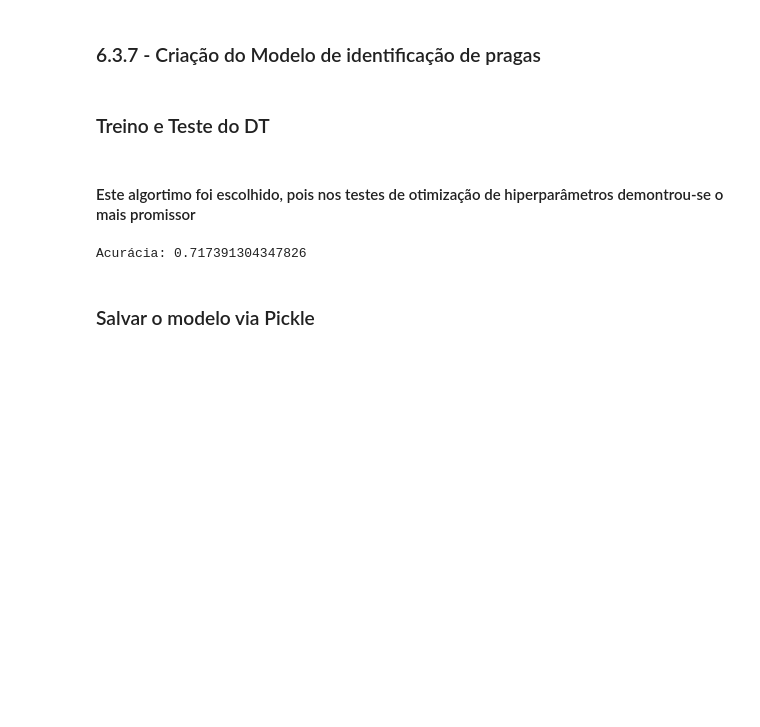
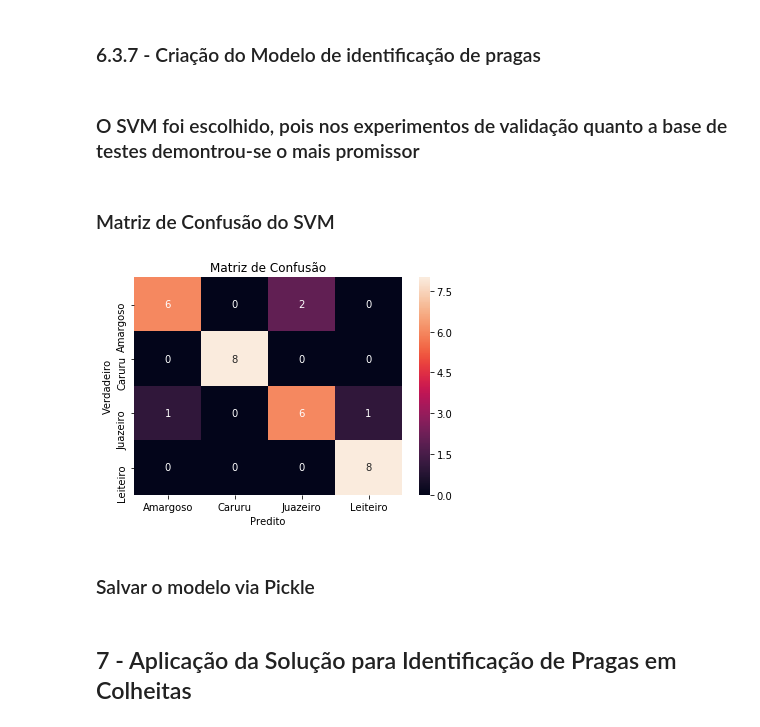
Before and after one commit to thiagogcosta/ds-verde-sobre-verde, a Jupyter notebook: identificacao_pragas.ipynb, the cells around one changed output. Drawn from its saved outputs; the diff is of its cells as text; code cells hidden in the pictures; blank space fills up the shorter version.

```diff
--- a/identificacao_pragas.ipynb
+++ b/identificacao_pragas.ipynb
@@ -1415,20 +1625,22 @@ X_train, X_test, Y_train, Y_test = train_test_split(X_id_tipo_praga, y_id_tipo_p
-# %% [markdown]
-### Treino e Teste do DT
 # %% [markdown]
-#### Este algortimo foi escolhido, pois nos testes de otimização de hiperparâmetros demontrou-se o mais promissor
+### O SVM foi escolhido, pois nos experimentos de validação quanto a base de testes demontrou-se o mais promissor
-# %%
-# Criação do modelo
-modelo_dt_tipo_praga = DecisionTreeClassifier(criterion = 'gini', max_depth = 25)
-
-# Treinamento do modelo
-modelo_dt_tipo_praga = modelo_dt_tipo_praga.fit(X_train, Y_train)
-
-# Acurácia do Modelo
-acuracia = modelo_dt_tipo_praga.score(X_test, Y_test)
-
-print('Acurácia:', resultado)
-# %% [output]
-Acurácia: 0.717391304347826
+# %% [markdown]
+### Matriz de Confusão do SVM
+# %%
+# Matriz de Confusao
+matriz_confusao = confusion_matrix(y_id_tipo_praga_teste.values, result_svm_tipo_praga)
+
+# Mapa com Seaborn
+ax= plt.subplot()
+sns.heatmap(matriz_confusao, annot=True, ax = ax);
+
+ax.set_xlabel('Predito');
+ax.set_ylabel('Verdadeiro');
+ax.set_title('Matriz de Confusão');
+ax.xaxis.set_ticklabels(['Amargoso', 'Caruru', 'Juazeiro', 'Leiteiro']);
+ax.yaxis.set_ticklabels(['Amargoso', 'Caruru', 'Juazeiro', 'Leiteiro']);
+# %% [output]
+[figure, added]
 # %% [markdown]
 ### Salvar o modelo via Pickle
 # %%
@@ -1439,0 +1652,2 @@ pickle.dump(modelo, open(nome_arquivo, 'wb'))
+# %% [markdown]
+## 7 - Aplicação da Solução para Identificação de Pragas em Colheitas
```
Also changed, not shown: parts of 68 cells of this notebook, 10 other files.
